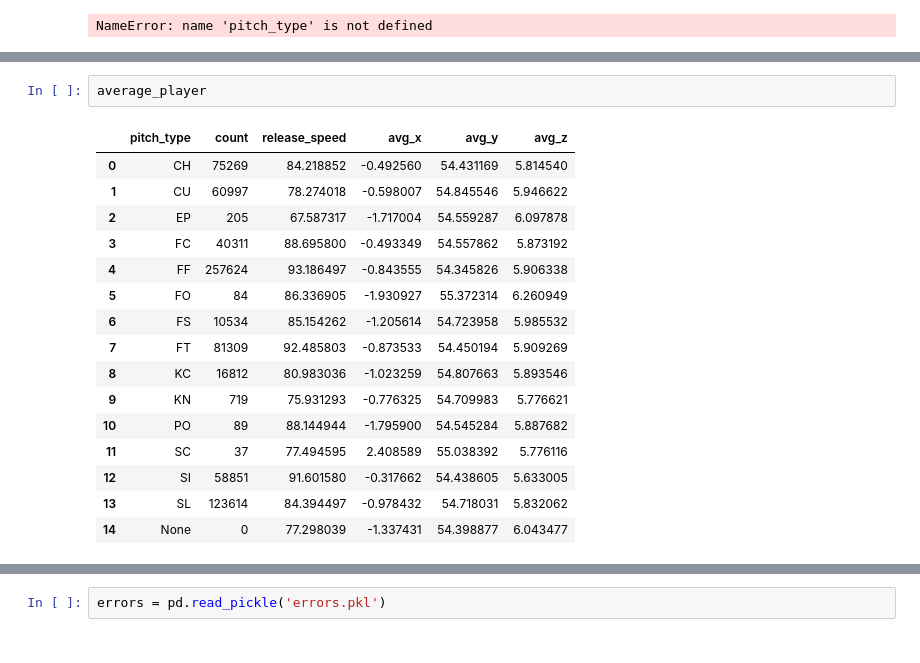
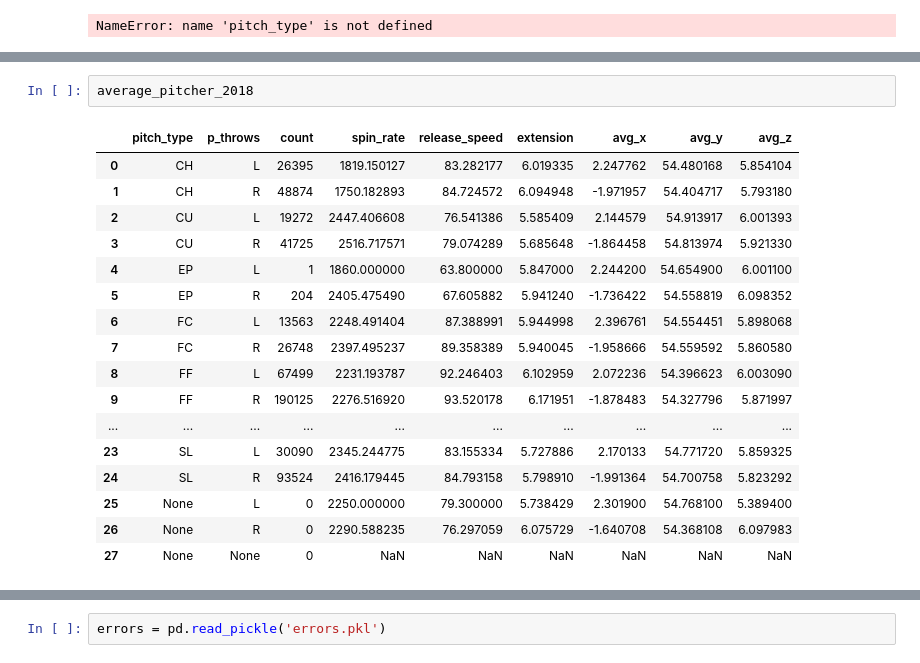
Before and after one commit to t-phill/mlb_injuries, a Jupyter notebook: notebooks/explore.ipynb, the cells around one changed output, grey strips where cells are left out. Drawn from its saved outputs; the diff is of its cells as text.

```diff
--- a/notebooks/explore.ipynb
+++ b/notebooks/explore.ipynb
@@ -94,23 +91,24 @@ GROUP BY pitch_type
 ''', conn)
-# %%
-average_player
-# %% [output]
-|  | pitch_type | count | release_speed | avg_x | avg_y | avg_z |
-| 0 | CH | 75269 | 84.218852 | -0.492560 | 54.431169 | 5.814540 |
-| 1 | CU | 60997 | 78.274018 | -0.598007 | 54.845546 | 5.946622 |
-| 2 | EP | 205 | 67.587317 | -1.717004 | 54.559287 | 6.097878 |
-| 3 | FC | 40311 | 88.695800 | -0.493349 | 54.557862 | 5.873192 |
-| 4 | FF | 257624 | 93.186497 | -0.843555 | 54.345826 | 5.906338 |
-| 5 | FO | 84 | 86.336905 | -1.930927 | 55.372314 | 6.260949 |
-| 6 | FS | 10534 | 85.154262 | -1.205614 | 54.723958 | 5.985532 |
-| 7 | FT | 81309 | 92.485803 | -0.873533 | 54.450194 | 5.909269 |
-| 8 | KC | 16812 | 80.983036 | -1.023259 | 54.807663 | 5.893546 |
-| 9 | KN | 719 | 75.931293 | -0.776325 | 54.709983 | 5.776621 |
-| 10 | PO | 89 | 88.144944 | -1.795900 | 54.545284 | 5.887682 |
-| 11 | SC | 37 | 77.494595 | 2.408589 | 55.038392 | 5.776116 |
-| 12 | SI | 58851 | 91.601580 | -0.317662 | 54.438605 | 5.633005 |
-| 13 | SL | 123614 | 84.394497 | -0.978432 | 54.718031 | 5.832062 |
-| 14 | None | 0 | 77.298039 | -1.337431 | 54.398877 | 6.043477 |
+# %%
+average_pitcher_2018
+# %% [output]
+|  | pitch_type | p_throws | count | spin_rate | release_speed | extension | avg_x | avg_y | avg_z |
+| 0 | CH | L | 26395 | 1819.150127 | 83.282177 | 6.019335 | 2.247762 | 54.480168 | 5.854104 |
+| 1 | CH | R | 48874 | 1750.182893 | 84.724572 | 6.094948 | -1.971957 | 54.404717 | 5.793180 |
+| 2 | CU | L | 19272 | 2447.406608 | 76.541386 | 5.585409 | 2.144579 | 54.913917 | 6.001393 |
+| 3 | CU | R | 41725 | 2516.717571 | 79.074289 | 5.685648 | -1.864458 | 54.813974 | 5.921330 |
+| 4 | EP | L | 1 | 1860.000000 | 63.800000 | 5.847000 | 2.244200 | 54.654900 | 6.001100 |
+| 5 | EP | R | 204 | 2405.475490 | 67.605882 | 5.941240 | -1.736422 | 54.558819 | 6.098352 |
+| 6 | FC | L | 13563 | 2248.491404 | 87.388991 | 5.944998 | 2.396761 | 54.554451 | 5.898068 |
+| 7 | FC | R | 26748 | 2397.495237 | 89.358389 | 5.940045 | -1.958666 | 54.559592 | 5.860580 |
+| 8 | FF | L | 67499 | 2231.193787 | 92.246403 | 6.102959 | 2.072236 | 54.396623 | 6.003090 |
+| 9 | FF | R | 190125 | 2276.516920 | 93.520178 | 6.171951 | -1.878483 | 54.327796 | 5.871997 |
+| ... | ... | ... | ... | ... | ... | ... | ... | ... | ... |
+| 23 | SL | L | 30090 | 2345.244775 | 83.155334 | 5.727886 | 2.170133 | 54.771720 | 5.859325 |
+| 24 | SL | R | 93524 | 2416.179445 | 84.793158 | 5.798910 | -1.991364 | 54.700758 | 5.823292 |
+| 25 | None | L | 0 | 2250.000000 | 79.300000 | 5.738429 | 2.301900 | 54.768100 | 5.389400 |
+| 26 | None | R | 0 | 2290.588235 | 76.297059 | 6.075729 | -1.640708 | 54.368108 | 6.097983 |
+| 27 | None | None | 0 | NaN | NaN | NaN | NaN | NaN | NaN |
 # %%
 average_player.sum()
 # %% [output]
```
Also changed, not shown: parts of 24 cells of this notebook.
